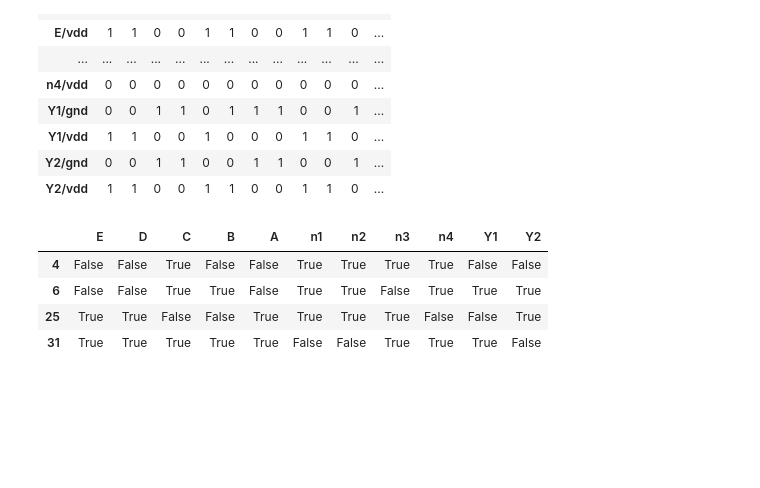
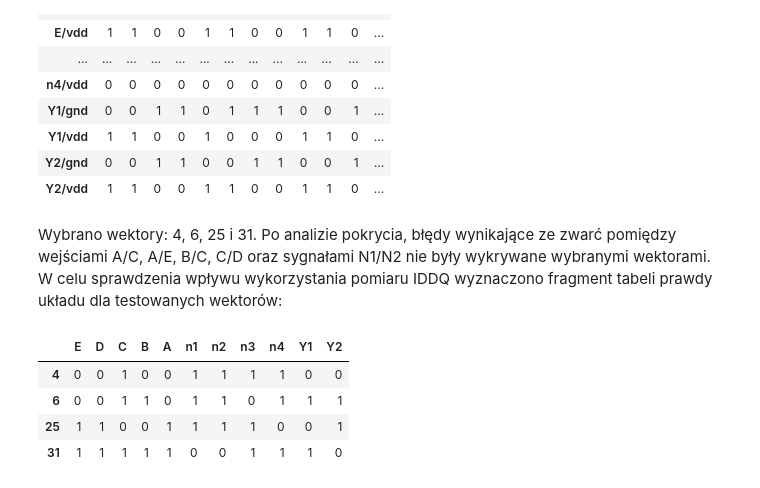
Before and after one commit to TMALFSSISAWBOJBUMA/DefSim-SaF-tests, a Jupyter notebook: tests.ipynb, the cells around one changed output. Saved outputs shown, nothing was run; the diff lists cells and outputs as text; code cells hidden in the pictures; blank space fills up the shorter version.

```diff
--- a/tests.ipynb
+++ b/tests.ipynb
@@ -112,11 +322,13 @@ out_c17
 | Y1/vdd | 1 | 1 | 0 | 0 | 1 | 0 | 0 | 0 | 1 | 1 | 0 | ... |
 | Y2/gnd | 0 | 0 | 1 | 1 | 0 | 0 | 1 | 1 | 0 | 0 | 1 | ... |
 | Y2/vdd | 1 | 1 | 0 | 0 | 1 | 1 | 0 | 0 | 1 | 1 | 0 | ... |
+# %% [markdown]
+Wybrano wektory: 4, 6, 25 i 31. Po analizie pokrycia, błędy wynikające ze zwarć pomiędzy wejściami A/C, A/E, B/C, C/D oraz sygnałami N1/N2 nie były wykrywane wybranymi wektorami. W celu sprawdzenia wpływu wykorzystania pomiaru IDDQ wyznaczono fragment tabeli prawdy układu dla testowanych wektorów:
 # %%
-df.iloc[saf_test_vectors["C17"]]
+df.iloc[saf_test_vectors["C17"]].astype(int)
 # %% [output]
 |  | E | D | C | B | A | n1 | n2 | n3 | n4 | Y1 | Y2 |
-| 4 | False | False | True | False | False | True | True | True | True | False | False |
-| 6 | False | False | True | True | False | True | True | False | True | True | True |
-| 25 | True | True | False | False | True | True | True | True | False | False | True |
-| 31 | True | True | True | True | True | False | False | True | True | True | False |
+| 4 | 0 | 0 | 1 | 0 | 0 | 1 | 1 | 1 | 1 | 0 | 0 |
+| 6 | 0 | 0 | 1 | 1 | 0 | 1 | 1 | 0 | 1 | 1 | 1 |
+| 25 | 1 | 1 | 0 | 0 | 1 | 1 | 1 | 1 | 0 | 0 | 1 |
+| 31 | 1 | 1 | 1 | 1 | 1 | 0 | 0 | 1 | 1 | 1 | 0 |
```
Also changed, not shown: parts of 33 cells of this notebook, 2 other files.
